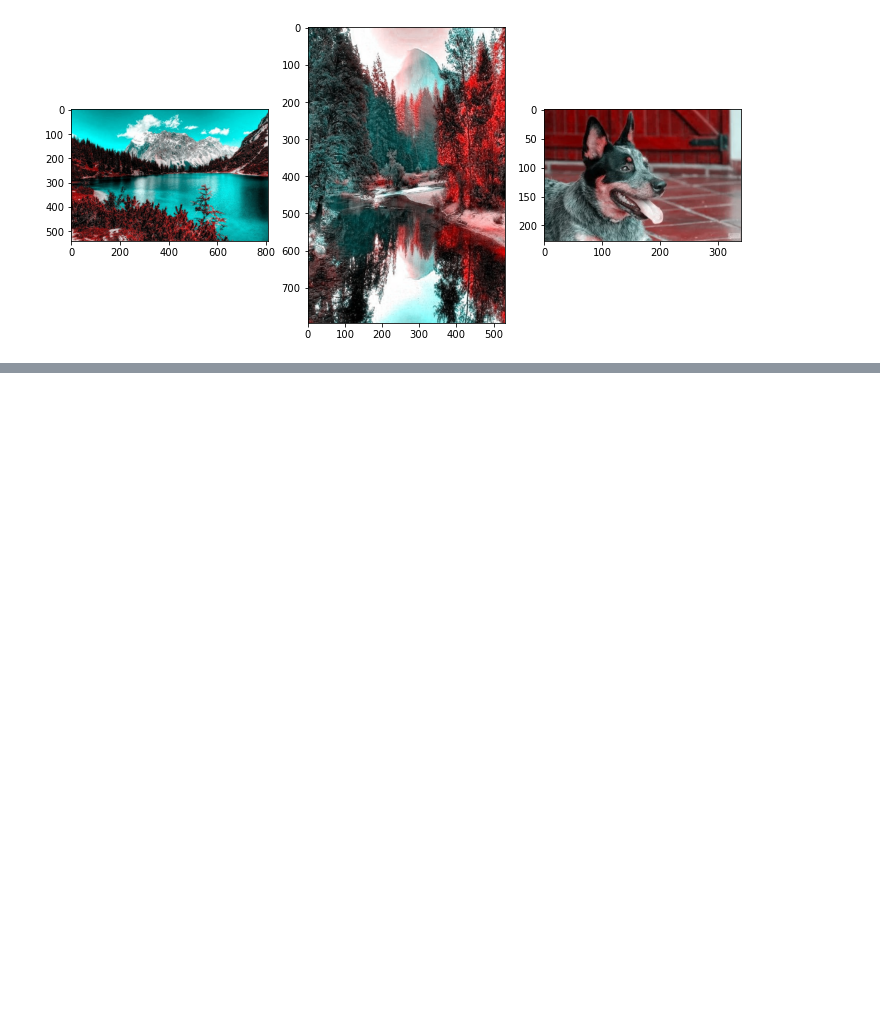
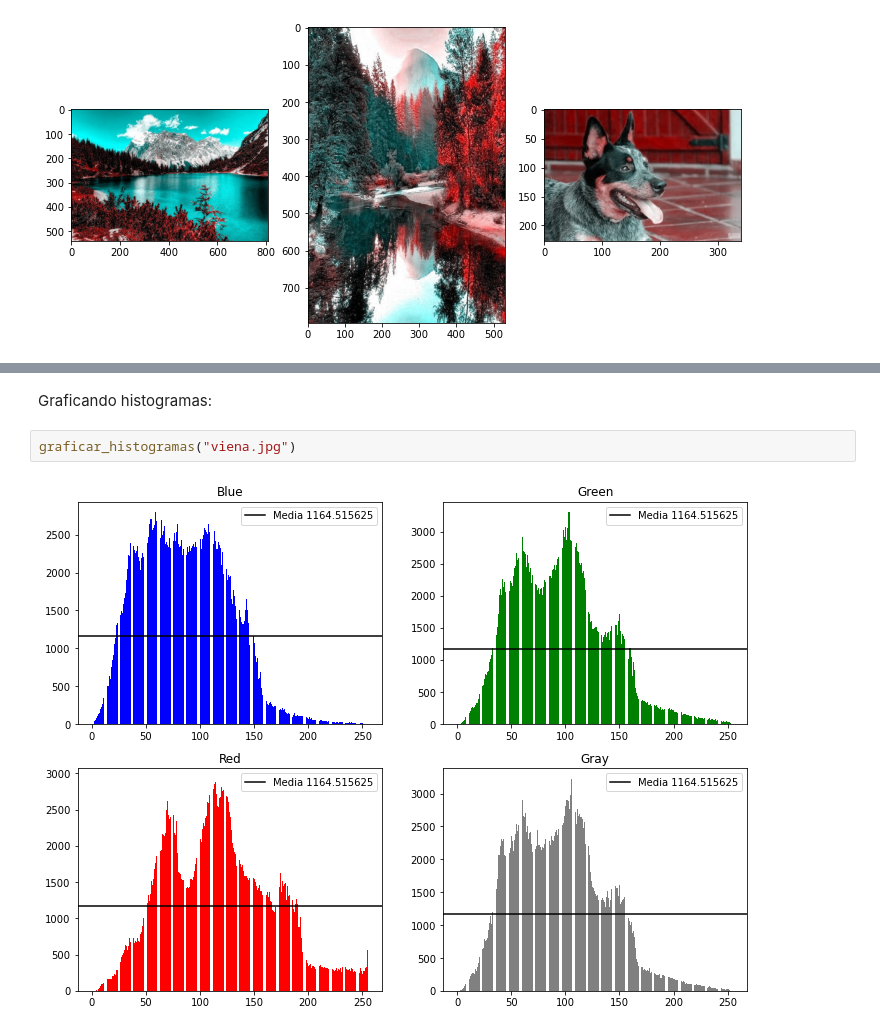
Before and after one commit to josedalvik/datascience_textmining_imagerecognition_hojatrabajo1, a Jupyter notebook: HojaTrabajo1.ipynb, the cells around one changed output, grey strips where cells are left out. Cells and saved outputs as stored; diff of their text form; blank space fills up the shorter version.

Commit message:
Problema 4 histogramas

```diff
--- a/HojaTrabajo1.ipynb
+++ b/HojaTrabajo1.ipynb
@@ -217,0 +273,6 @@ axarr[2].imshow(imagen_red)
+# %% [markdown]
+Graficando histogramas:
+# %%
+graficar_histogramas("viena.jpg")
+# %% [output]
+[figure, added]
```
Also changed, not shown: parts of 10 cells of this notebook.
